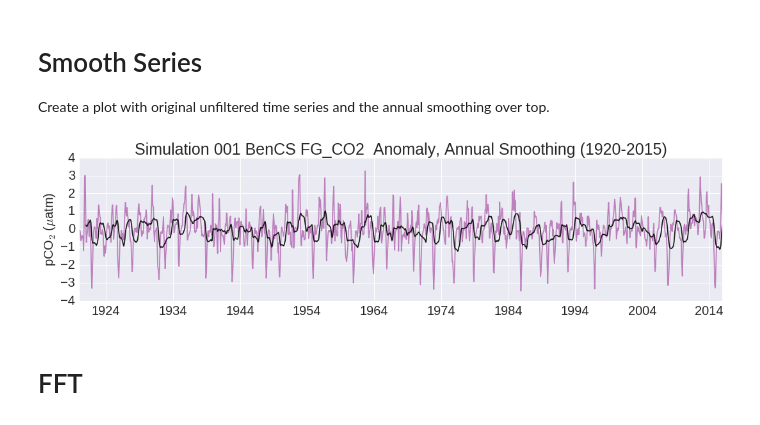
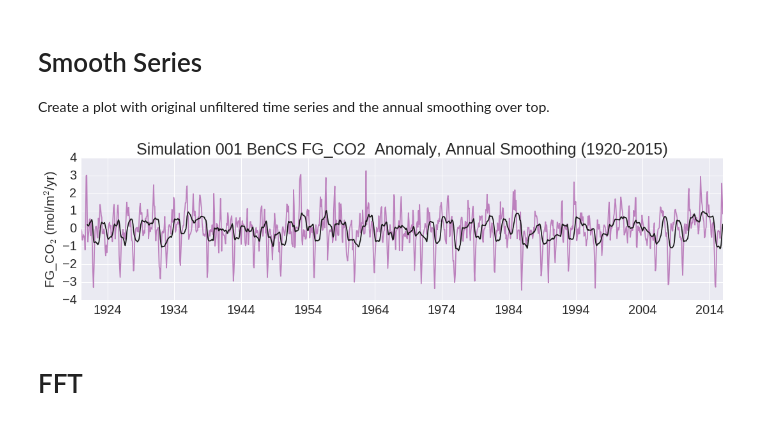
Before and after one commit to bradyrx/EBUS_BGC_Variability, a Jupyter notebook: notebooks/Timeseries_Analysis/EBUS-ENSO-timeseries-analysis.ipynb, the cells around one changed output. Drawn from its saved outputs; the diff is of its cells as text; code cells hidden in the pictures.

```diff
--- a/notebooks/Timeseries_Analysis/EBUS-ENSO-timeseries-analysis.ipynb
+++ b/notebooks/Timeseries_Analysis/EBUS-ENSO-timeseries-analysis.ipynb
@@ -231,20 +231,20 @@ smoothed_data = smooth_series(data)
 # %%
 fig = plt.figure(figsize=(18,4))
 ax = fig.add_subplot(111)
 t = ds_residuals['time'].values
 plt.plot(t, data, color=colors[EBU])
 plt.plot(t, smoothed_data, '-k')
-plt.ylabel('pCO$_{2}$ ($\mu$atm)', size=20)
+plt.ylabel('FG_CO$_{2}$ (mol/m$^{2}$/yr)', size=20)
 plt.title('Simulation 001 ' + EBU + ' FG_CO2 ' + ' ' + 'Anomaly, Annual Smoothing (1920-2015)', size=25)
 plt.tick_params(axis='both', which='major', labelsize=20)
 ax.set_ylim([-4, 4])
 
 # Save plot
 directory = '/glade/u/home/rbrady/projects/EBUS_BGC_Variability/reports/figs/' + EBU.lower() + \
     '/timeseries/'
-plt.savefig(directory + EBU.lower() + '-filtered-fgco2-series-example-common-axis.png')
+plt.savefig(directory + EBU.lower() + '-filtered-fgco2-series-example-common-axis.png', dpi=300, pad_inches=1)
 # %% [output]
-[figure, old version]
+[figure, new version]
 # %% [markdown]
 # FFT
 # %%
```
Also changed, not shown: 15 other files.
